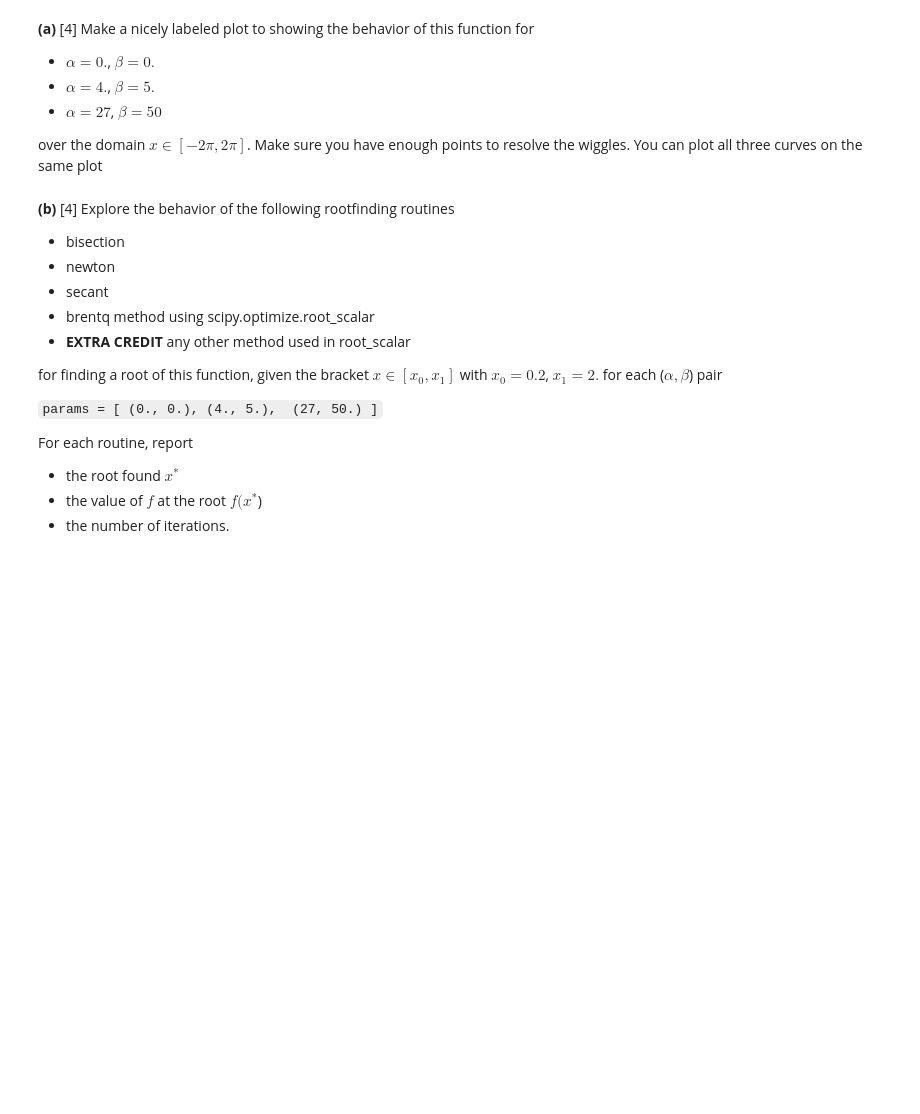
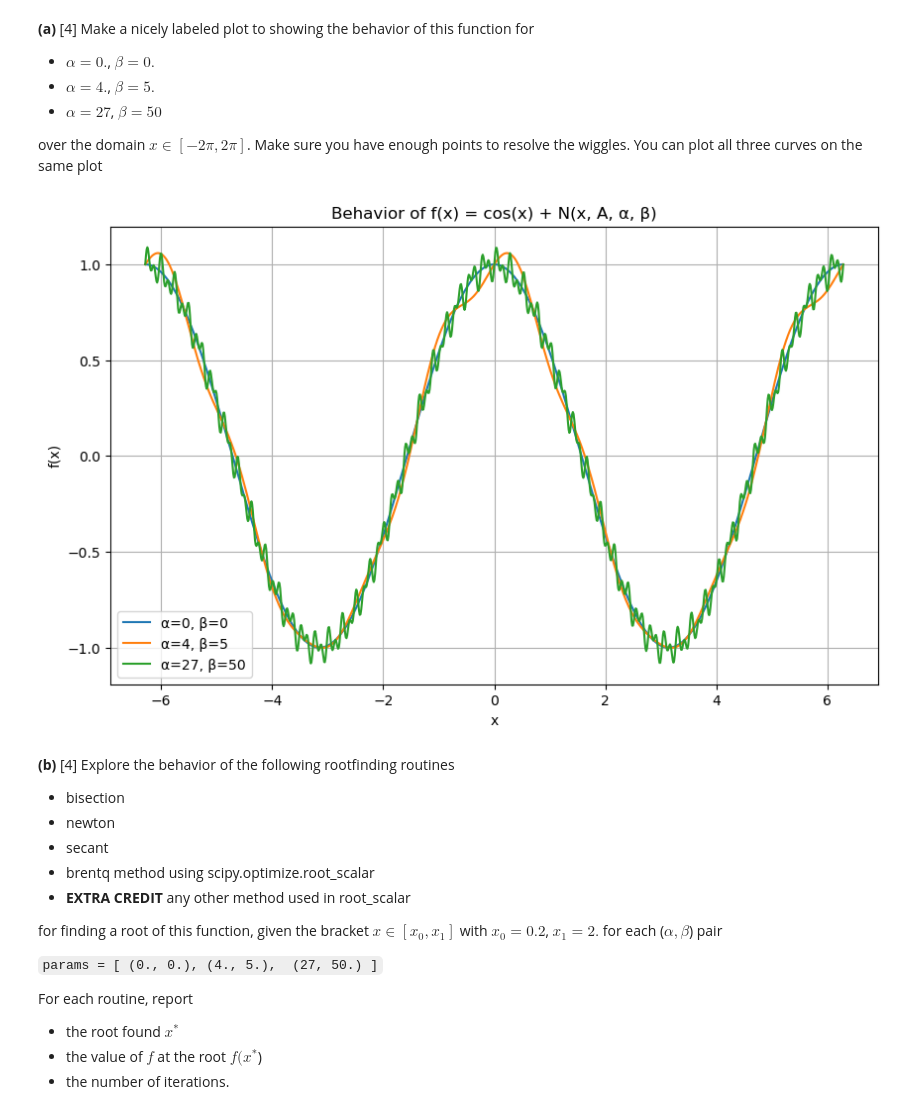
Before and after one commit to ArminNouri/intro-numerical-methods, a Jupyter notebook: hw2/HW2_roots.ipynb, the cells around one changed output. Drawn from its saved outputs; the diff is of its cells as text; code cells hidden in the pictures; blank space fills up the shorter version.

```diff
--- a/hw2/HW2_roots.ipynb
+++ b/hw2/HW2_roots.ipynb
@@ -505,3 +504,36 @@ raise NotImplementedError()
+# %%
+# Define the noise function N(x, A, alpha, beta)
+def N(x, A, alpha, beta):
+    return A * (numpy.sin(alpha * x) + numpy.sin(beta * x))
+
+# Define the full function f(x) = cos(x) + N(x, A, alpha, beta)
+def f(x, A, alpha, beta):
+    return numpy.cos(x) + N(x, A, alpha, beta)
+
+# Parameters
+A = 0.05
+x = numpy.linspace(-2 * numpy.pi, 2 * numpy.pi, 1000)  # High-resolution x for plotting
+
+# Set the values for alpha and beta
+alpha_beta_pairs = [(0, 0), (4, 5), (27, 50)]
+
+# Create the plot
+plt.figure(figsize=(10, 6))
+
+# Plot each case
+for alpha, beta in alpha_beta_pairs:
+    y = f(x, A, alpha, beta)
+    plt.plot(x, y, label=f'α={alpha}, β={beta}')
+
+# Add labels, title, and legend
+plt.xlabel('x')
+plt.ylabel('f(x)')
+plt.title('Behavior of f(x) = cos(x) + N(x, A, α, β)')
+plt.legend()
+plt.grid(True)
+plt.show()
+# %% [output]
+[figure, added]
 # %% [markdown]
 **(b)** [4] Explore the behavior of the following rootfinding routines
 * bisection
```
Also changed, not shown: parts of 11 cells of this notebook.
